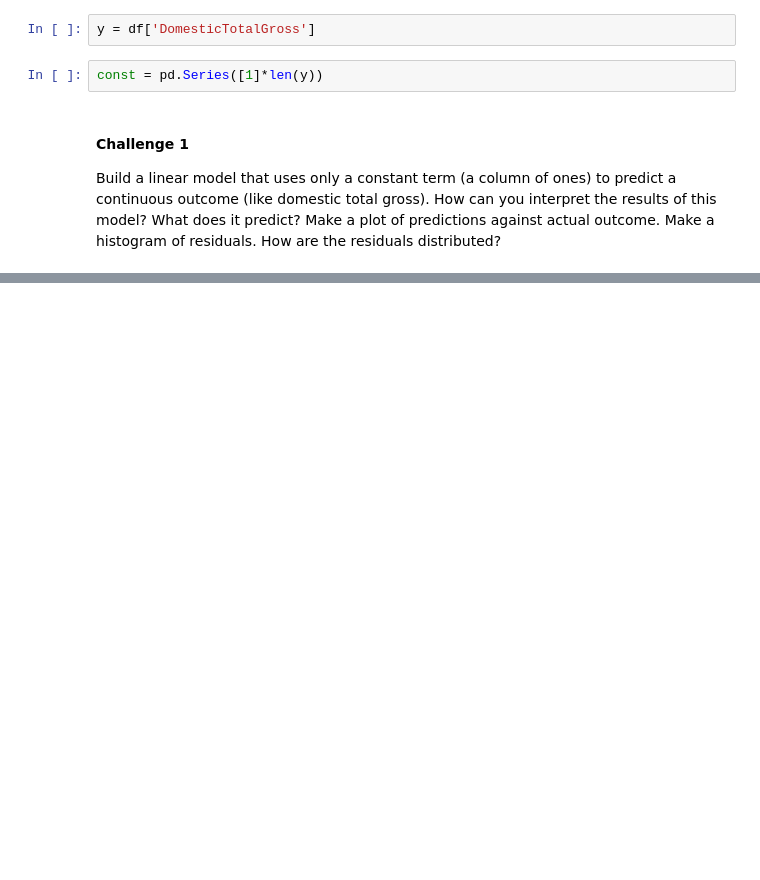
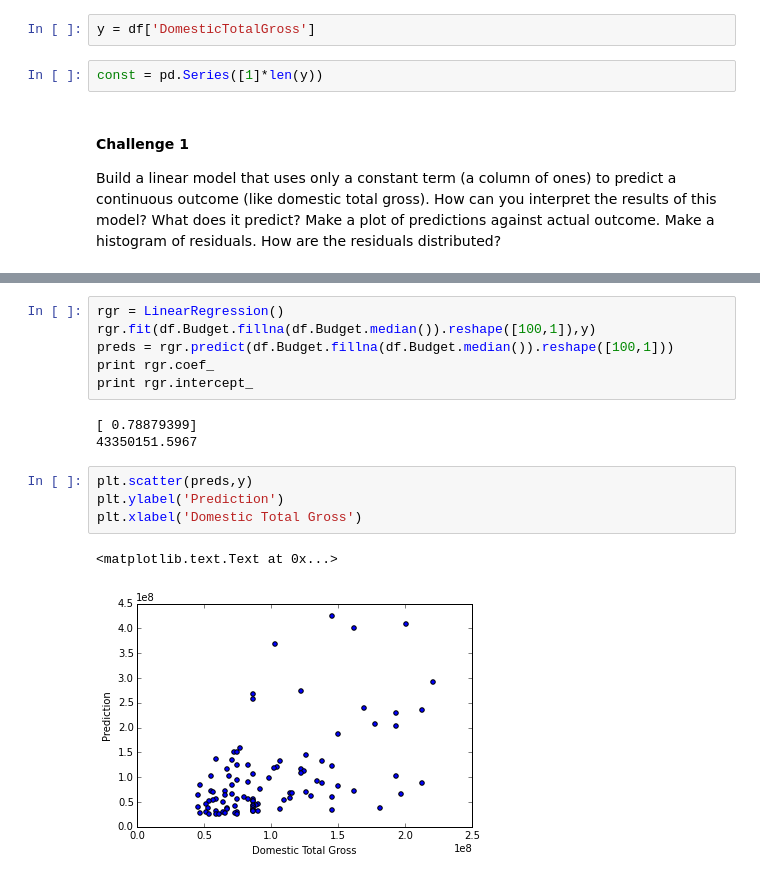
Before and after one commit to jstnstwrt/linear-regression-exercises, a Jupyter notebook: linear_regression_exercises.ipynb, the cells around one changed output, grey strips where cells are left out. Cells and saved outputs as stored; diff of their text form; blank space fills up the shorter version.

```diff
--- a/linear_regression_exercises.ipynb
+++ b/linear_regression_exercises.ipynb
@@ -25,0 +48,16 @@ plt.scatter()
+# %%
+rgr = LinearRegression()
+rgr.fit(df.Budget.fillna(df.Budget.median()).reshape([100,1]),y)
+preds = rgr.predict(df.Budget.fillna(df.Budget.median()).reshape([100,1]))
+print rgr.coef_
+print rgr.intercept_
+# %% [output]
+[ 0.78879399]
+43350151.5967
+# %%
+plt.scatter(preds,y)
+plt.ylabel('Prediction')
+plt.xlabel('Domestic Total Gross')
+# %% [output]
+<matplotlib.text.Text at 0x...>
+[figure, added]
```
Also changed, not shown: parts of 12 cells of this notebook.
